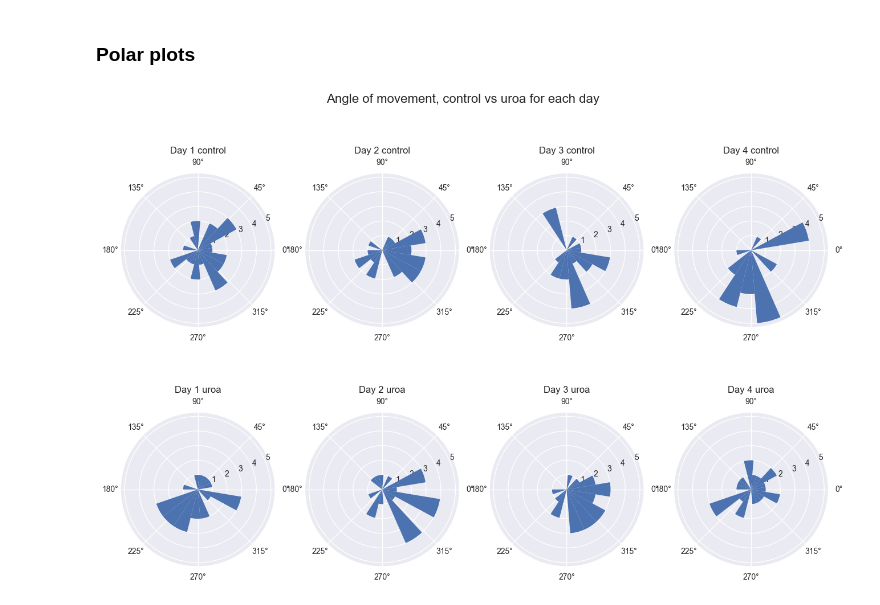
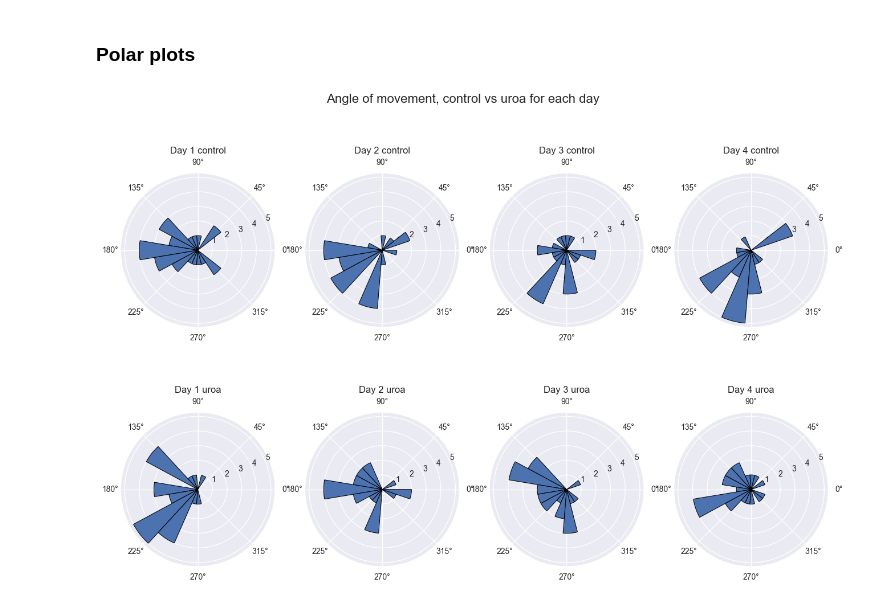
Before and after one commit to teesha902/FYP_ASMLab, a Jupyter notebook: visualisation.ipynb, the cells around one changed output. Cells and saved outputs as stored; diff of their text form; code cells hidden in the pictures.

Commit message:
angle and surface updated, vis updated to 360 deg

```diff
--- a/visualisation.ipynb
+++ b/visualisation.ipynb
@@ -14,5 +21,5 @@ led_csv = pd.read_csv("./data/output/LED_times.csv")
 # %%
-csv_path = Path("./data/output/final")
+csv_path = Path("./data/output/angle_surface_test")
 csv_files = list(csv_path.glob("**/*.csv"))
 print(len(csv_files), "csv files found")
 # %% [output]
@@ -209,19 +216,21 @@ for i, axes in enumerate(axes.flat):
 # %%
 #create a separate polar plot for each day
 fig, axs = plt.subplots(2, 4, subplot_kw=dict(projection='polar'), sharex=True, sharey=True, figsize=(16,10))
 plt.suptitle("Angle of movement, control vs uroa for each day", fontsize=16)
 angle_df = df[["day", "uroa_control", "angle"]].groupby(["uroa_control","day" ])
 keys = list(angle_df.groups.keys())
 # remove the keys for day 5
 keys.remove((0,5))
 keys.remove((1,5))
 for i, ax in enumerate(axs.flat):
     group = angle_df.get_group(keys[i])
     angles = group["angle"].apply(lambda x: x * (np.pi) / 180)  # convert to radians
-    bins = np.linspace(-np.pi, np.pi, num=20)
-    ax.hist(angles, bins=bins)
+    # angles = group["angle"]
+    bins = np.linspace(0, 2*np.pi, num=20)
+    # bins = np.linspace(0, 360, num=20)
+    ax.hist(angles, bins=bins, edgecolor="black", linewidth=0.75)
     ax.set_title(f"Day {keys[i][1]} {'uroa' if keys[i][0] == 1 else 'control'}")
 
 plt.show()
 # %% [output]
-[figure, old version]
+[figure, new version]
```
Also changed, not shown: parts of 3 cells of this notebook, 6 other files.
